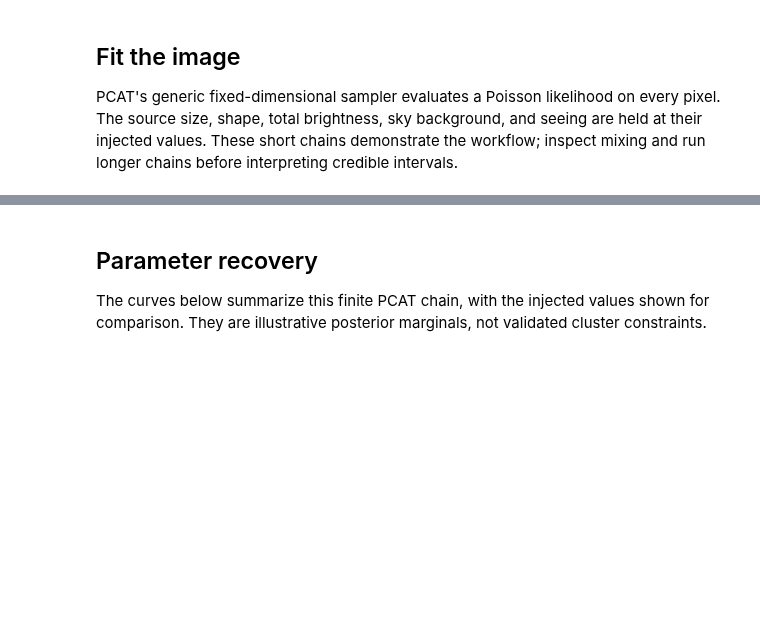
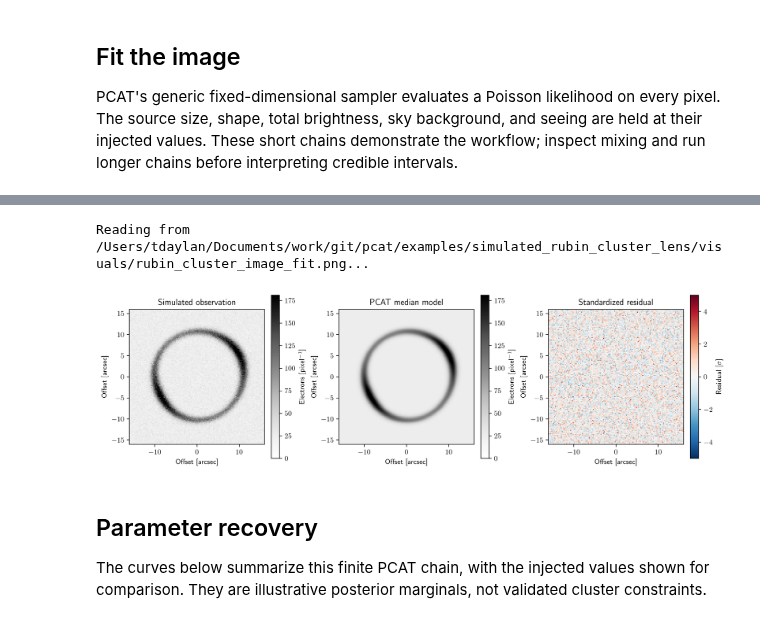
Before and after one commit to tansudaylan/pcat, a Jupyter notebook: examples/simulated_rubin_cluster_lens/simulated_rubin_cluster_lens.ipynb, the cells around one changed output, grey strips where cells are left out. Saved outputs shown, nothing was run; the diff lists cells and outputs as text; code cells hidden in the pictures; blank space fills up the shorter version.

Commit message:
Add scaled PCAT publication workflows

```diff
--- a/examples/simulated_rubin_cluster_lens/simulated_rubin_cluster_lens.ipynb
+++ b/examples/simulated_rubin_cluster_lens/simulated_rubin_cluster_lens.ipynb
@@ -70,42 +75,11 @@ print(f'Posterior median Einstein radius: {median_parameters[0]:.2f} arcsec')
 # %%
-from io import BytesIO
 from IPython.display import Image, display
 
-typefileplot = 'png'  # choose 'png' or 'pdf'
-assert typefileplot in ('png', 'pdf')
-visual_root = output_root / 'visuals'
-print(f'Writing to {visual_root}...')
-visual_root.mkdir(parents=True, exist_ok=True)
-model_counts = render_lens_counts(
-    config, median_parameters, source_size, source_axis_ratio, source_angle
-)  # [electron pixel^-1]
-standard_residual = (observed_counts - model_counts) / np.sqrt(model_counts)
-field_half_width = config.number_side * config.pixel_scale / 2.0  # [arcsec]
-extent = (-field_half_width, field_half_width, -field_half_width, field_half_width)
-count_limit = np.percentile(observed_counts, 99.5)  # [electron pixel^-1]
-figure, axes = plt.subplots(1, 3, figsize=(12, 4), constrained_layout=True)
-for axis, image, title, bounds, colorbar_label in zip(
-    axes,
-    (observed_counts, model_counts, standard_residual),
-    ('Simulated observation', 'PCAT median model', 'Poisson residual'),
-    ((0, count_limit), (0, count_limit), (-5, 5)),
-    ('Electrons [pixel$^{-1}$]', 'Electrons [pixel$^{-1}$]', 'Residual [$\\sigma$]'),
-):
-    displayed = axis.imshow(image, origin='lower', extent=extent,
-                            cmap='Greys' if title != 'Poisson residual' else 'RdBu_r',
-                            vmin=bounds[0], vmax=bounds[1], interpolation='nearest')
-    axis.set_title(title)
-    axis.set_xlabel('Offset [arcsec]')
-    axis.set_ylabel('Offset [arcsec]')
-    axis.grid(False)
-    figure.colorbar(displayed, ax=axis, label=colorbar_label, shrink=0.8)
-image_path = visual_root / f'rubin_cluster_image_fit.{typefileplot}'
-print(f'Writing to {image_path}...')
-figure.savefig(image_path, dpi=300, bbox_inches='tight')
-preview = BytesIO()
-figure.savefig(preview, format='png', dpi=150, bbox_inches='tight')
-display(Image(data=preview.getvalue()))
-plt.close(figure)
+print(f'Reading from {pipeline.image_fit_path}...')
+display(Image(filename=str(pipeline.image_fit_path)))
+# %% [output]
+Reading from /Users/tdaylan/Documents/work/git/pcat/examples/simulated_rubin_cluster_lens/visuals/rubin_cluster_image_fit.png...
+[figure, added]
 # %% [markdown]
 ## Parameter recovery
 
```
Also changed, not shown: parts of 3 cells of this notebook, 28 other files.
